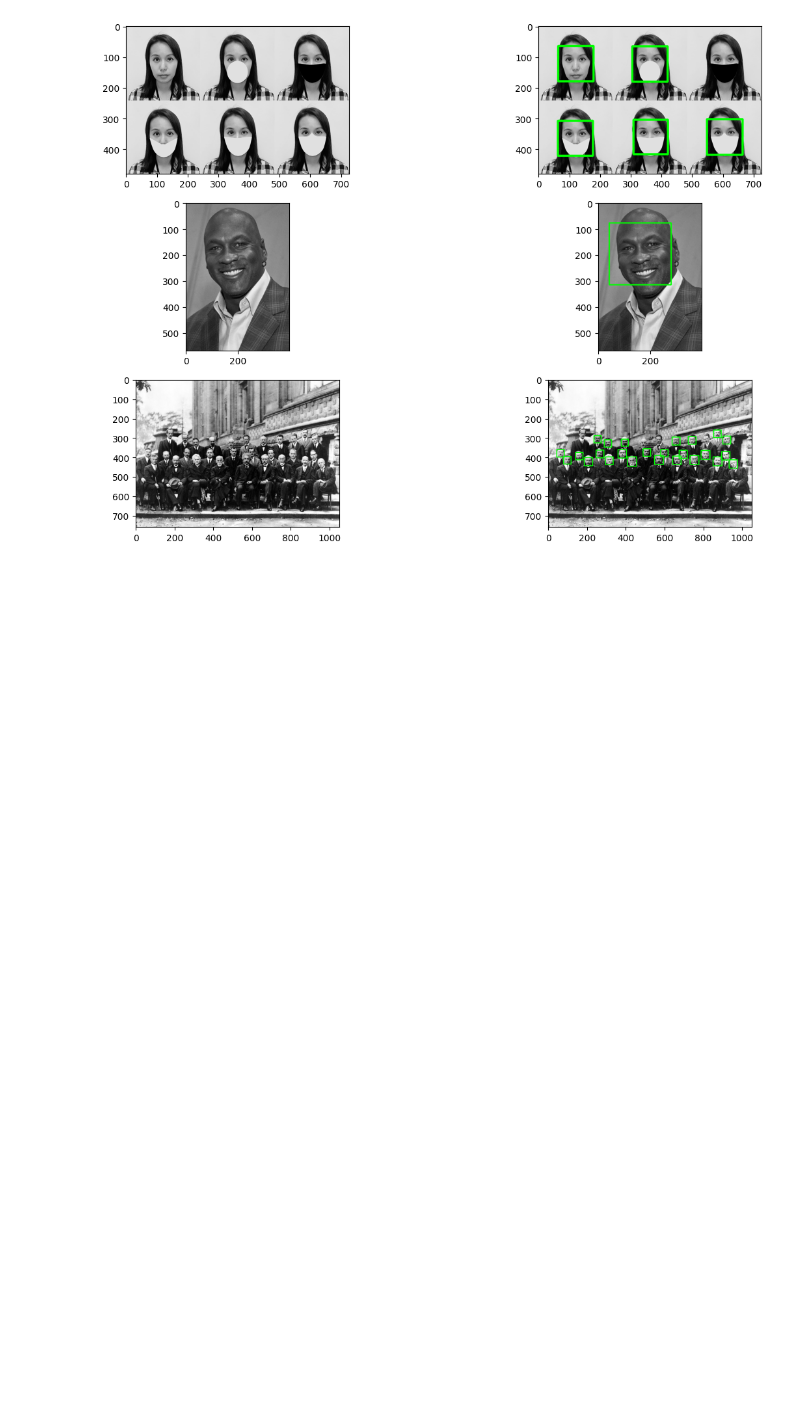
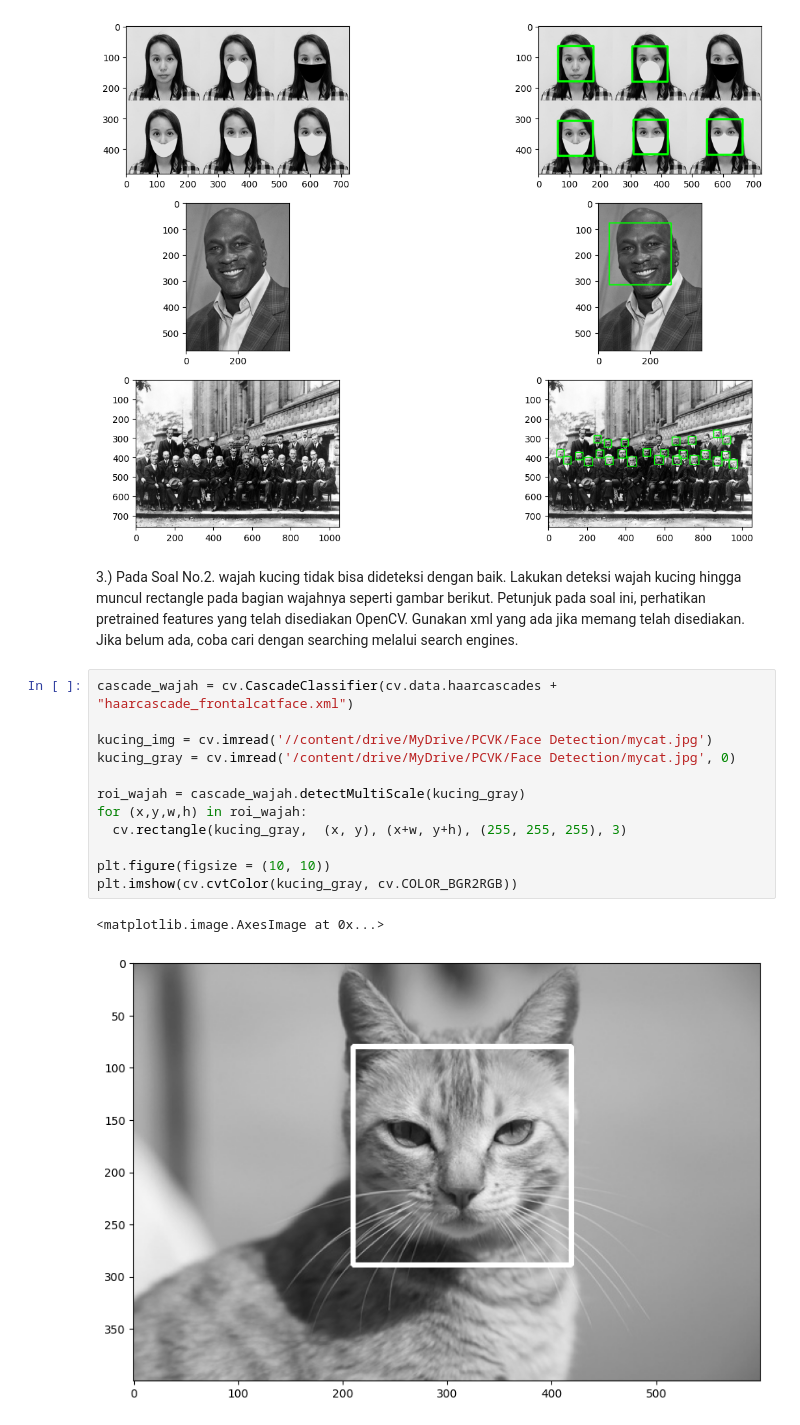
Before and after one commit to AlifiyulAkyun/PCVK_Genap_2023, a Jupyter notebook: Week12.ipynb, the cells around one changed output. Saved outputs shown, nothing was run; the diff lists cells and outputs as text; blank space fills up the shorter version.

```diff
--- a/Week12.ipynb
+++ b/Week12.ipynb
@@ -98,3 +98,20 @@ plt.subplot(326), plt.imshow(solvayconf_img2)
 (<Axes: >, <matplotlib.image.AxesImage at 0x...>)
 [figure]
 [figure]
+# %% [markdown]
+3.) Pada Soal No.2. wajah kucing tidak bisa dideteksi dengan baik. Lakukan deteksi wajah kucing hingga muncul rectangle pada bagian wajahnya seperti gambar berikut. Petunjuk pada soal ini, perhatikan pretrained features yang telah disediakan OpenCV. Gunakan xml yang ada jika memang telah disediakan. Jika belum ada, coba cari dengan searching melalui search engines.
+# %%
+cascade_wajah = cv.CascadeClassifier(cv.data.haarcascades + "haarcascade_frontalcatface.xml")
+
+kucing_img = cv.imread('//content/drive/MyDrive/PCVK/Face Detection/mycat.jpg')
+kucing_gray = cv.imread('/content/drive/MyDrive/PCVK/Face Detection/mycat.jpg', 0)
+
+roi_wajah = cascade_wajah.detectMultiScale(kucing_gray)
+for (x,y,w,h) in roi_wajah:
+  cv.rectangle(kucing_gray,  (x, y), (x+w, y+h), (255, 255, 255), 3)
+
+plt.figure(figsize = (10, 10))
+plt.imshow(cv.cvtColor(kucing_gray, cv.COLOR_BGR2RGB))
+# %% [output]
+<matplotlib.image.AxesImage at 0x...>
+[figure, added]
```
Also changed, not shown: parts of 11 cells of this notebook.
